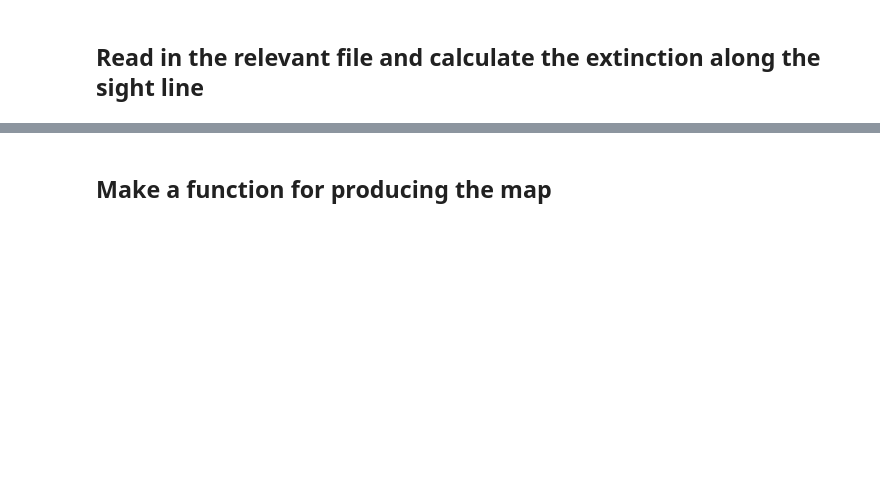
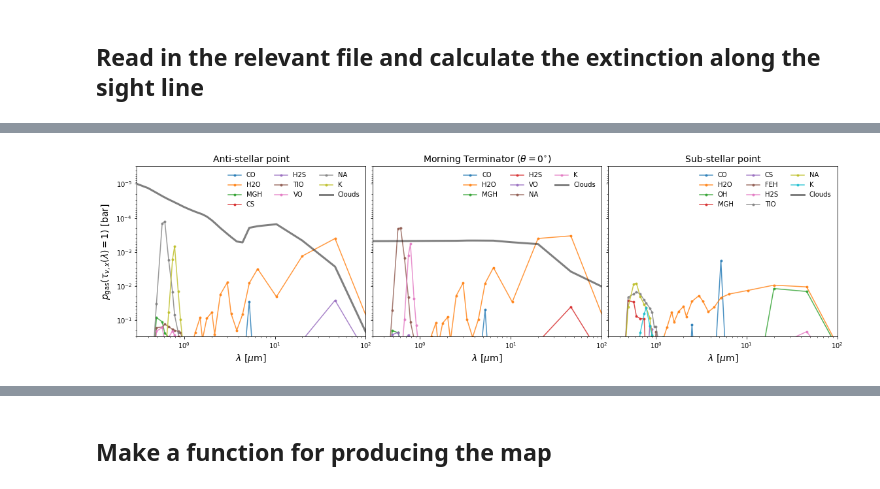
Before and after one commit to eblur/cloudacademyMap, a Jupyter notebook: notebooks/test_map_gas_opac.ipynb, the cells around one changed output, grey strips where cells are left out. Cells and saved outputs as stored; diff of their text form; code cells hidden in the pictures; blank space fills up the shorter version.

```diff
--- a/notebooks/test_map_gas_opac.ipynb
+++ b/notebooks/test_map_gas_opac.ipynb
@@ -150,17 +118,0 @@ plt.savefig('gas_opacity_wavel.pdf', format='pdf')
-# %%
-lon, lat = -90., 0.
-for k in dtau_dz_g.keys():
-    atm_depth = atmosphere_depth(lon, lat, keys=[k], tau=0.1)
-    if np.min(atm_depth) < 150. and np.min(wavel[np.array(atm_depth) < 150]) < 5.0:
-        plt.plot(wavel, atm_depth, alpha=0.8, marker='.', label=k)
-        #x, y = smooth_curve(wavel, atm_depth)
-        #plt.plot(x, y, alpha=0.8, label=k)
-
-plt.loglog()
-plt.xlabel(r'$\lambda$ ($\mu$m)', size=14)
-plt.ylabel(r'$\tau=0.1$ (p, bar)', size=14)
-plt.ylim(170., 1.0)
-plt.xlim(0.3, 5.0)
-plt.legend(loc='upper right',frameon=False, ncol=2)
-plt.tight_layout()
-plt.savefig('gas_opacity_10pc_wavel.pdf', format='pdf')
@@ -168,0 +119,75 @@ plt.savefig('gas_opacity_10pc_wavel.pdf', format='pdf')
+# %%
+YLIM = [0.3, 3.e-6]
+
+def smooth_curve(w, t, nx=100):
+    new_x = np.logspace(np.log10(w[0]), np.log10(w[-1]), nx)
+    #cs = CubicSpline(w, t)
+    #return new_x, cs(new_x)
+    new_y = spline(w, t, new_x, order=1)
+    return new_x, new_y
+
+fig = plt.figure(figsize=(19.2, 4.8))
+gs = GridSpec(1, 3, wspace=0.03)
+
+ax0 = plt.subplot(gs[0])
+ax1 = plt.subplot(gs[1])
+ax2 = plt.subplot(gs[2])
+
+lon, lat = -180., 0.
+for k in dtau_dz_g.keys():
+    atm_depth = atmosphere_depth(lon, lat, keys=[k])
+    if np.min(atm_depth) < YLIM[0]:
+        ax0.plot(wavel, atm_depth, alpha=0.8, marker='.', label=k)
+
+w, cld_depth = cloud_depth('180.0', '0.0', p_val=True)
+ax0.plot(w, cld_depth * p_unit.to(u.bar), alpha=0.5, color='k', lw=3, label='Clouds')
+
+ax0.set_yscale('log')
+ax0.set_xscale('log')
+ax0.set_xlabel(r'$\lambda$ [$\mu$m]')
+ax0.set_ylabel(r'$p_{\rm gas}(\tau_{v,x}(\lambda) = 1)$ [bar]')
+ax0.set_ylim(YLIM)
+ax0.set_xlim(0.3, 100.0)
+ax0.legend(loc='upper right',frameon=False, ncol=3)
+ax0.set_title('Anti-stellar point', size=14)
+
+lon, lat = -90., 0.
+for k in dtau_dz_g.keys():
+    atm_depth = atmosphere_depth(lon, lat, keys=[k])
+    if np.min(atm_depth) < YLIM[0]:
+        ax1.plot(wavel, atm_depth, alpha=0.8, marker='.', label=k)
+
+w, cld_depth = cloud_depth('-90.0', '0.0', p_val=True)
+ax1.plot(w, cld_depth * p_unit.to(u.bar), alpha=0.5, color='k', lw=3, label='Clouds')
+
+ax1.set_yscale('log')
+ax1.set_xscale('log')
+ax1.set_xlabel(r'$\lambda$ [$\mu$m]')
+ax1.set_ylim(YLIM)
+ax1.set_xlim(0.3, 100.0)
+ax1.yaxis.set_ticklabels('')
+ax1.legend(loc='upper right',frameon=False, ncol=3)
+ax1.set_title(r'Morning Terminator ($\theta=0^{\circ}$)', size=14)
+
+lon, lat = 0., 0.
+for k in dtau_dz_g.keys():
+    atm_depth = atmosphere_depth(lon, lat, keys=[k])
+    if np.min(atm_depth) < YLIM[0]:
+        ax2.plot(wavel, atm_depth, alpha=0.8, marker='.', label=k)
+
+w, cld_depth = cloud_depth('0.0', '0.0', p_val=True)
+ax2.plot(w, cld_depth * p_unit.to(u.bar), alpha=0.5, color='k', lw=3, label='Clouds')
+
+ax2.set_yscale('log')
+ax2.set_xscale('log')
+ax2.set_xlabel(r'$\lambda$ [$\mu$m]')
+ax2.set_ylim(YLIM)
+ax2.set_xlim(0.3, 100.0)
+ax2.yaxis.set_ticklabels('')
+ax2.legend(loc='upper right',frameon=False, ncol=3)
+ax2.set_title(r'Sub-stellar point', size=14)
+
+plt.tight_layout()
+plt.savefig('gas_opacity_wavel.png', format='png')
+# %% [output]
+[figure, added]
```
Also changed, not shown: parts of 13 cells of this notebook, 1 other file.
